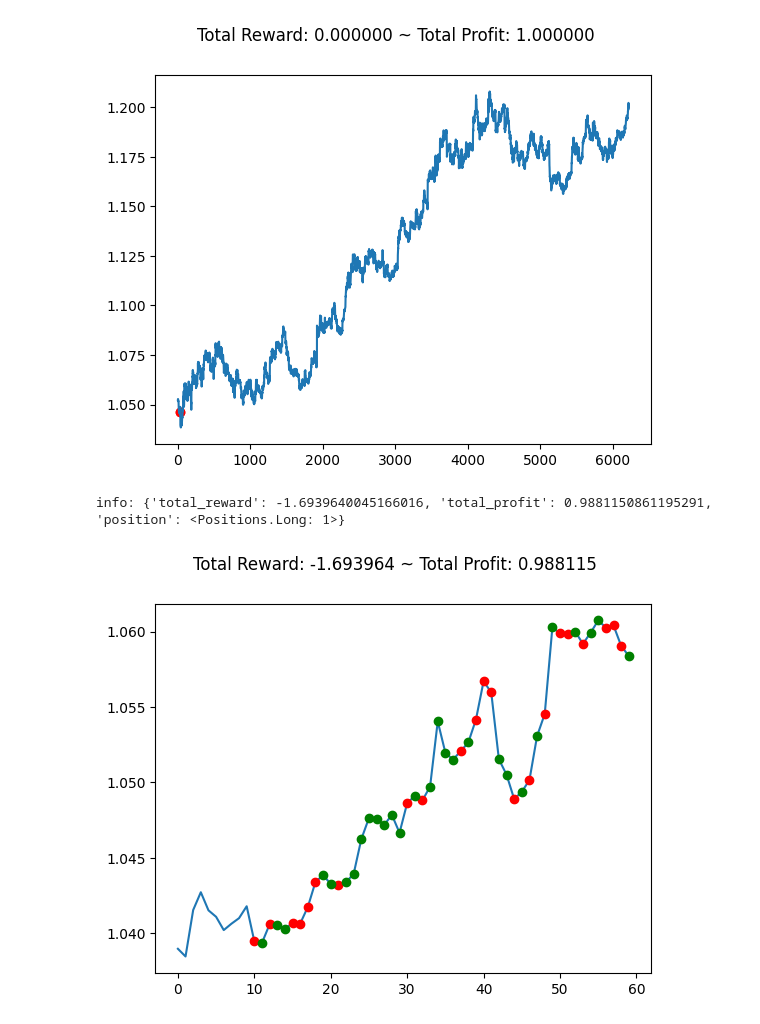
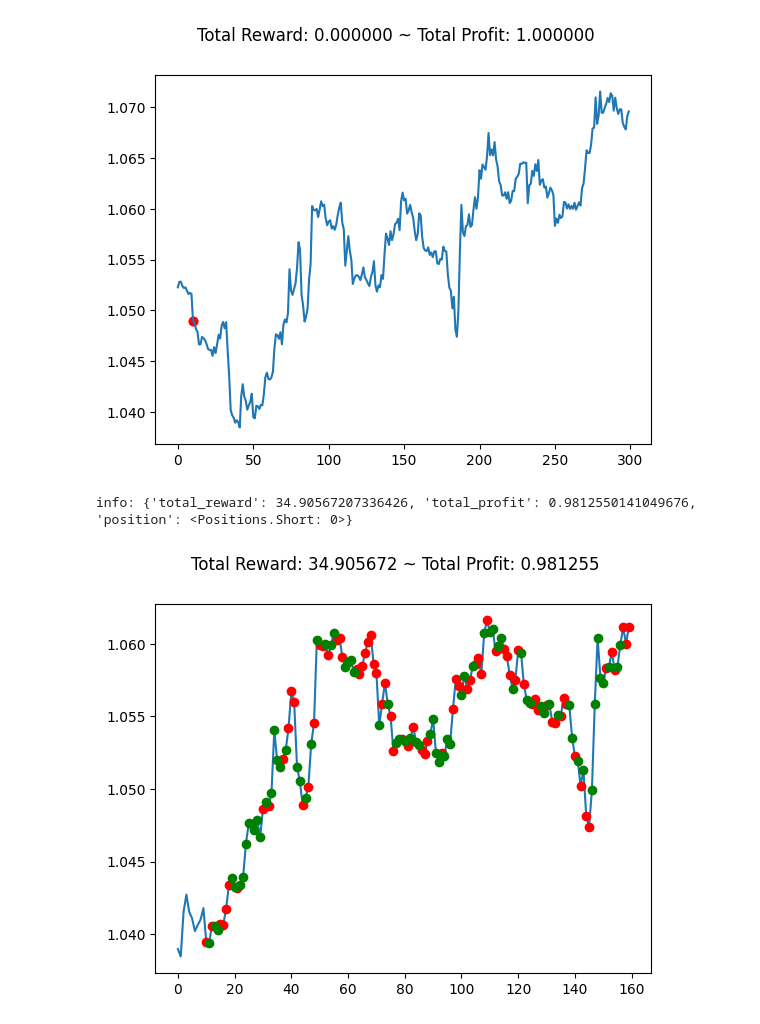
Before and after one commit to BrendaGonzales757/ExamenFinal, a Jupyter notebook: Final.ipynb, the cells around one changed output. Drawn from its saved outputs; the diff is of its cells as text; code cells hidden in the pictures.

```diff
--- a/Final.ipynb
+++ b/Final.ipynb
@@ -65,37 +50,35 @@ custom_env information:
 > signal_features.shape: (300, 2)
 > max_possible_profit: 1.1228998536878634
 # %%
-env.reset()
-env.render()
+custom_env.reset()
+custom_env.render()
 # %% [output]
-[figure, old version]
+[figure, new version]
 # %%
 import numpy as np
 import matplotlib.pyplot as plt
 
 import gymnasium as gym
 import gym_anytrading
 from gym_anytrading.envs import TradingEnv, ForexEnv, StocksEnv, Actions, Positions
 from gym_anytrading.datasets import FOREX_EURUSD_1H_ASK, STOCKS_GOOGL
 
 
-env = gym.make('forex-v0', frame_bound=(50, 100), window_size=10)
-# env = gym.make('stocks-v0', frame_bound=(50, 100), window_size=10)
+env = gym.make('forex-v0', frame_bound=(50, 200), window_size=10)
 
 observation = env.reset(seed=42)
 while True:
     action = env.action_space.sample()
     observation, reward, terminated, truncated, info = env.step(action)
-    done = terminated or truncated
+    done = terminated or truncated #reward=27.89
 
-    # env.render()
     if done:
         print("info:", info)
         break
 
 plt.cla()
 env.unwrapped.render_all()
 plt.show()
 # %% [output]
-info: {'total_reward': -1.6939640045166016, 'total_profit': 0.9881150861195291, 'position': <Positions.Long: 1>}
+info: {'total_reward': 34.90567207336426, 'total_profit': 0.9812550141049676, 'position': <Positions.Short: 0>}
-[figure, old version]
+[figure, new version]
```
Also changed, not shown: parts of 18 cells of this notebook.
